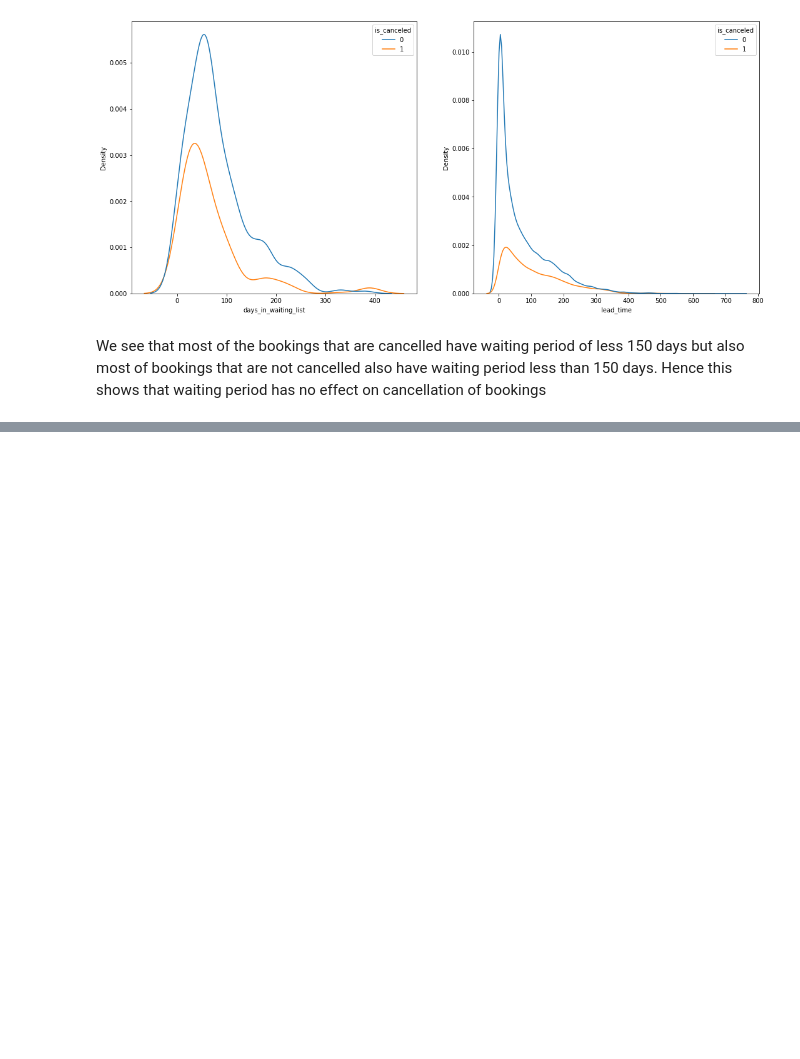
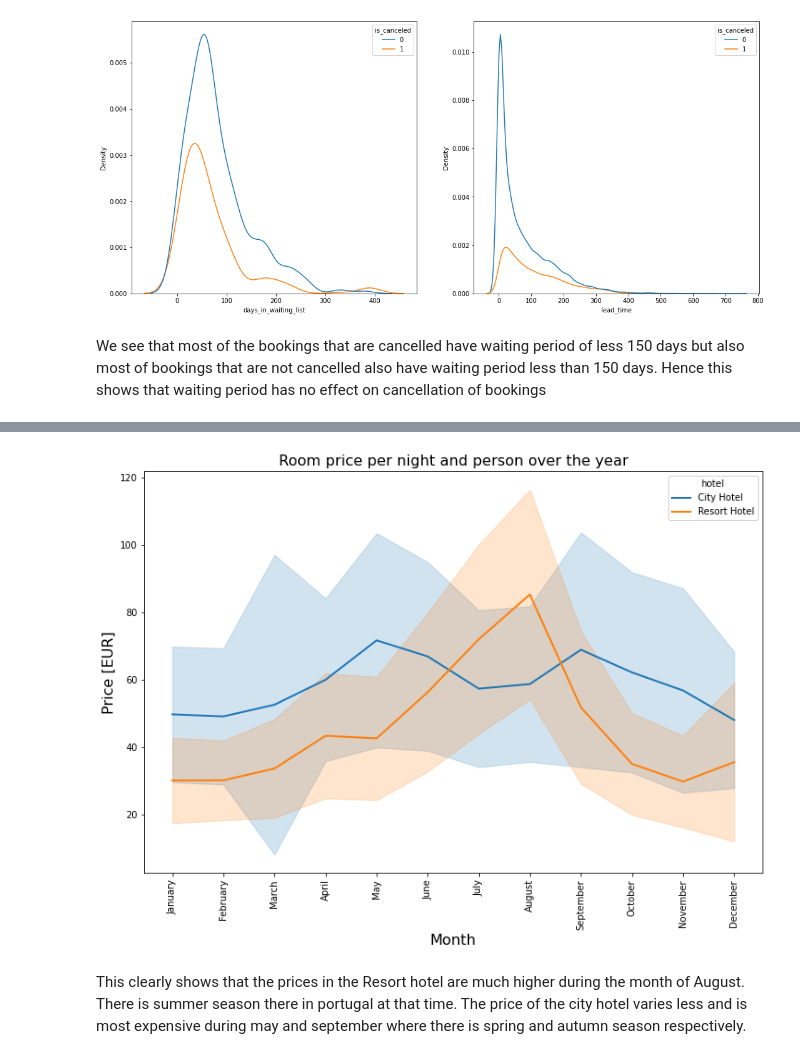
Before and after one commit to shobhi1998/Hotel-Booking-Analysis, a Jupyter notebook: Copy_Hotel_Booking.ipynb, the cells around one changed output, grey strips where cells are left out. Drawn from its saved outputs; the diff is of its cells as text; code cells hidden in the pictures; blank space fills up the shorter version.

```diff
--- a/Copy_Hotel_Booking.ipynb
+++ b/Copy_Hotel_Booking.ipynb
@@ -259,0 +291,4 @@ We see that most of the bookings that are cancelled have waiting period of less
+# %%
+# grab data:
+room_prices_monthly = df[["hotel", "arrival_date_month", "adr_p"]].sort_values("arrival_date_month")
+room_prices_monthly
@@ -259,0 +309,19 @@ We see that most of the bookings that are cancelled have waiting period of less
+# %%
+# order by month:
+
+ordered_months = ["January", "February", "March", "April", "May", "June", "July", "August",
+                  "September", "October", "November", "December"]
+room_prices_monthly["arrival_date_month"] = pd.Categorical(room_prices_monthly["arrival_date_month"], categories=ordered_months, ordered=True)
+# %%
+plt.figure(figsize=(12, 8))
+sns.lineplot(x = "arrival_date_month", y="adr_p", hue="hotel", data=room_prices_monthly,
+            hue_order = ["City Hotel", "Resort Hotel"], ci="sd", size="hotel", sizes=(2, 2))
+plt.title("Room price per night and person over the year", fontsize=16)
+plt.xlabel("Month", fontsize=16)
+plt.xticks(rotation=90)
+plt.ylabel("Price [EUR]", fontsize=16)
+plt.show()
+# %% [output]
+[figure, added]
+# %% [markdown]
+This clearly shows that the prices in the Resort hotel are much higher during the month of August. There is summer season there in portugal at that time. The price of the city hotel varies less and is most expensive during may and september where there is spring and autumn season respectively.
```
Also changed, not shown: parts of 7 cells of this notebook.
